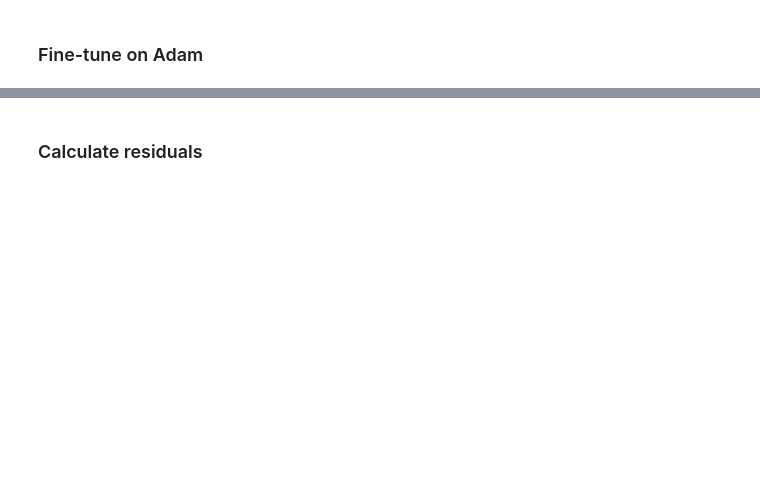
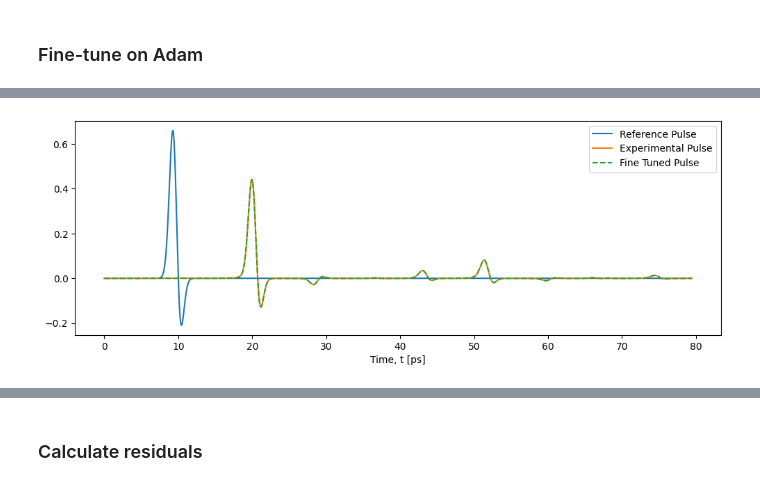
Before and after one commit to tls54/THz-TDS, a Jupyter notebook: Transfer Matrix Method/Bayesian_demonstration.ipynb, the cells around one changed output, grey strips where cells are left out. Cells and saved outputs as stored; diff of their text form; code cells hidden in the pictures; blank space fills up the shorter version.

```diff
--- a/Transfer Matrix Method/Bayesian_demonstration.ipynb
+++ b/Transfer Matrix Method/Bayesian_demonstration.ipynb
@@ -169,9 +196,9 @@ plt.show()
 # Initial guess must be within 150um of the correct answer.
 Bayesian_init_D = Bayesian_params_D
 
-LE_D = LayeredExtractor(reference_pulse, experimental_pulse, deltat, Bayesian_init_D, lr=0.01, optimize_mask=optimize_mask)
+LE_D = LayeredExtractor(reference_pulse, experimental_pulse, deltat, Bayesian_init_D, lr=0.001, optimize_mask=optimize_mask)
 print(f'Optimizing n and k with initial conditions {layers_D_init}')
-optim_params_D = LE_D.optimize(num_iterations=30, updates=5)
+optim_params_D = LE_D.optimize(num_iterations=150, updates=15)
 
 
 
@@ -180,9 +207,10 @@ optim_pulse_D = optim_pulse_D[:L]
 
 print(optim_params_D)
 plt.figure(figsize=(12,4))
-plt.plot(t_axis*1e12, reference_pulse, label='ref pulse')
-plt.plot(t_axis*1e12, experimental_pulse.detach().cpu().numpy(), label='exp pulse')
-plt.plot(t_axis*1e12, optim_pulse_D.detach().cpu().numpy(), label='opt pulse')
+plt.plot(t_axis*1e12, reference_pulse, label='Reference Pulse')
+plt.plot(t_axis*1e12, experimental_pulse.detach().cpu().numpy(), label='Experimental Pulse')
+plt.plot(t_axis*1e12, optim_pulse_D.detach().cpu().numpy(), label='Fine Tuned Pulse', linestyle='--')
 plt.xlabel('Time, t [ps]')
 plt.legend()
 plt.show()
+# %% [output]
@@ -188,0 +227 @@ plt.show()
+[figure, added]
```
Also changed, not shown: parts of 12 cells of this notebook.
